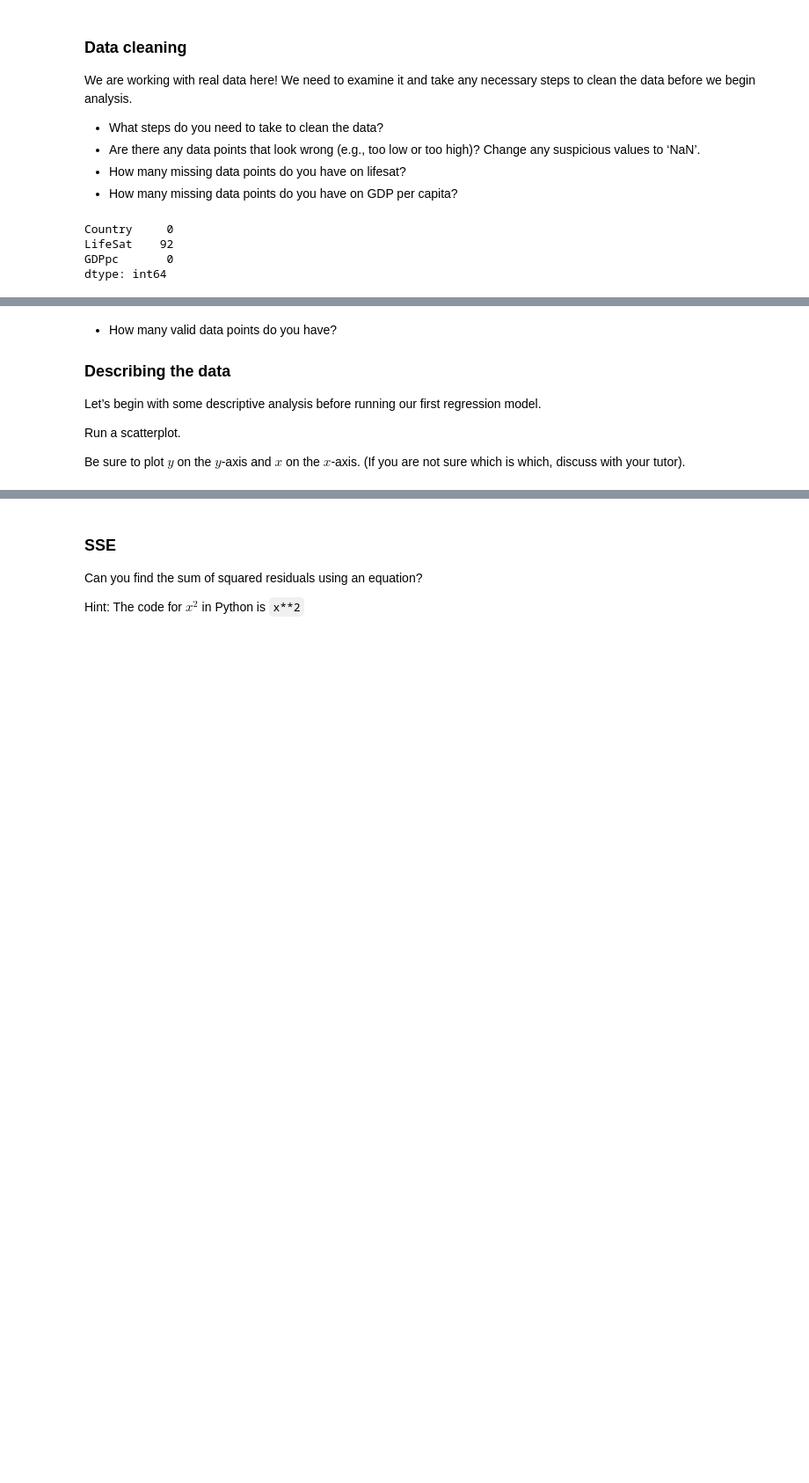
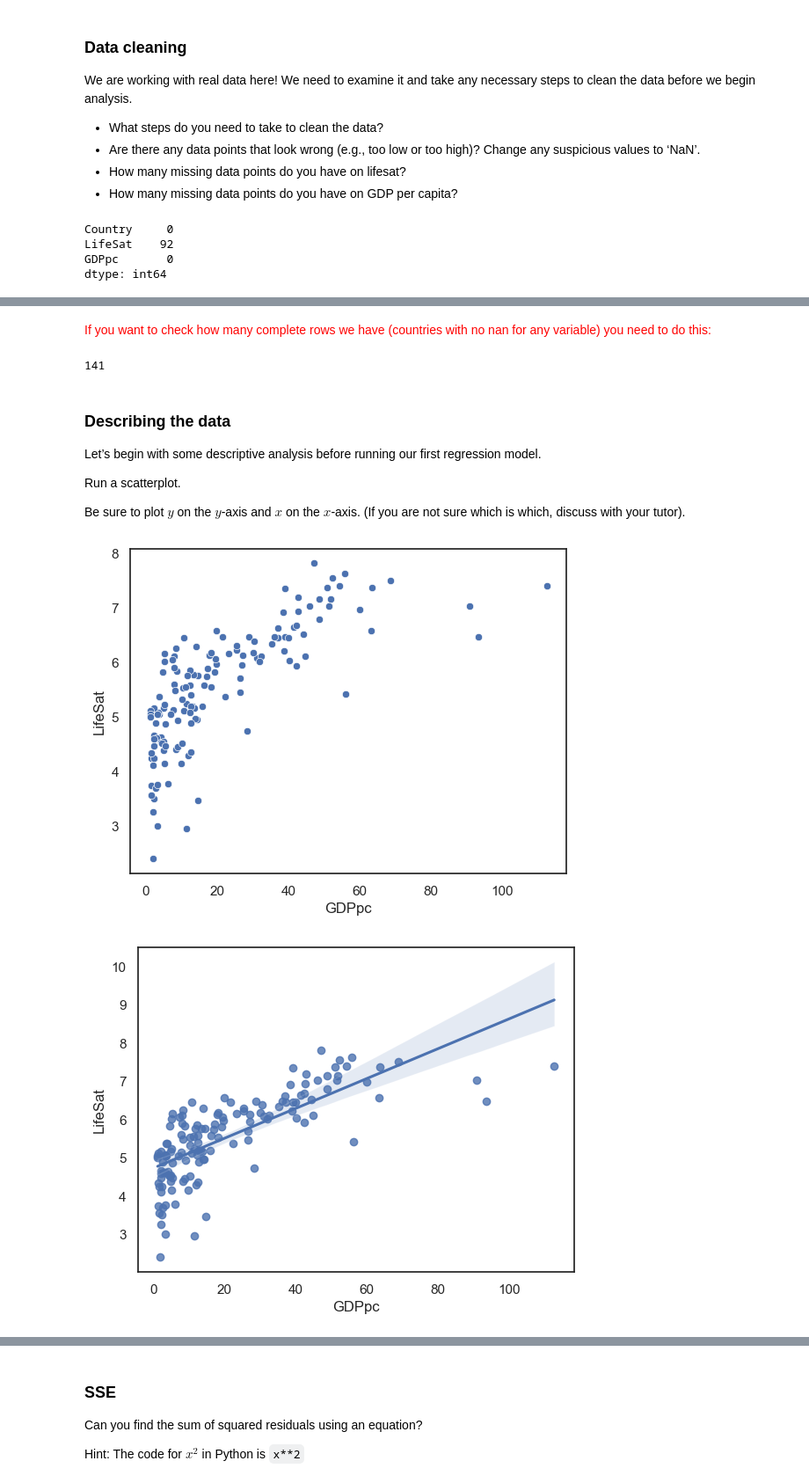
Before and after one commit to jillxoreilly/StatsCourseBook_2024, a Jupyter notebook: _build/jupyter_execute/Chapter10_Regression1/regression1_TutorialExercises_answers.ipynb, the cells around one changed output, grey strips where cells are left out. Shown at 88% size. Saved outputs shown, nothing was run; the diff lists cells and outputs as text; code cells hidden in the pictures; blank space fills up the shorter version.

```diff
--- a/_build/jupyter_execute/Chapter10_Regression1/regression1_TutorialExercises_answers.ipynb
+++ b/_build/jupyter_execute/Chapter10_Regression1/regression1_TutorialExercises_answers.ipynb
@@ -70,7 +100,10 @@ sns.histplot(data=happy, x='GDPpc', bins=range(0,100))
+# %% [markdown]
+<font color=red>If you want to check how many complete rows we have (countries with no nan for any variable) you need to do this:</font>
+# %%
+sum(happy.isnull().sum(axis=1)==0)
+# %% [output]
+141
 # %% [markdown]
-* How many valid data points do you have?
-
-
 ### Describing the data
 
 Let’s begin with some descriptive analysis before running our first regression model.
@@ -81,5 +114,14 @@ Be sure to plot $y$ on the $y$-axis and $x$ on the $x$-axis.
 (If you are not sure which is which, discuss with your tutor).
 # %%
 # Your code here for the scatterplot
+sns.scatterplot(data=happy, x='GDPpc',y='LifeSat')
+plt.show()
+
+# OR
+sns.regplot(data=happy, x='GDPpc',y='LifeSat')
+plt.show()
+# %% [output]
+[figure, added]
+[figure, added]
 # %% [markdown]
 * What are your initial conclusions about the relationship between GDP and life satisfaction?
```
Also changed, not shown: parts of 31 cells of this notebook, 46 other files.
